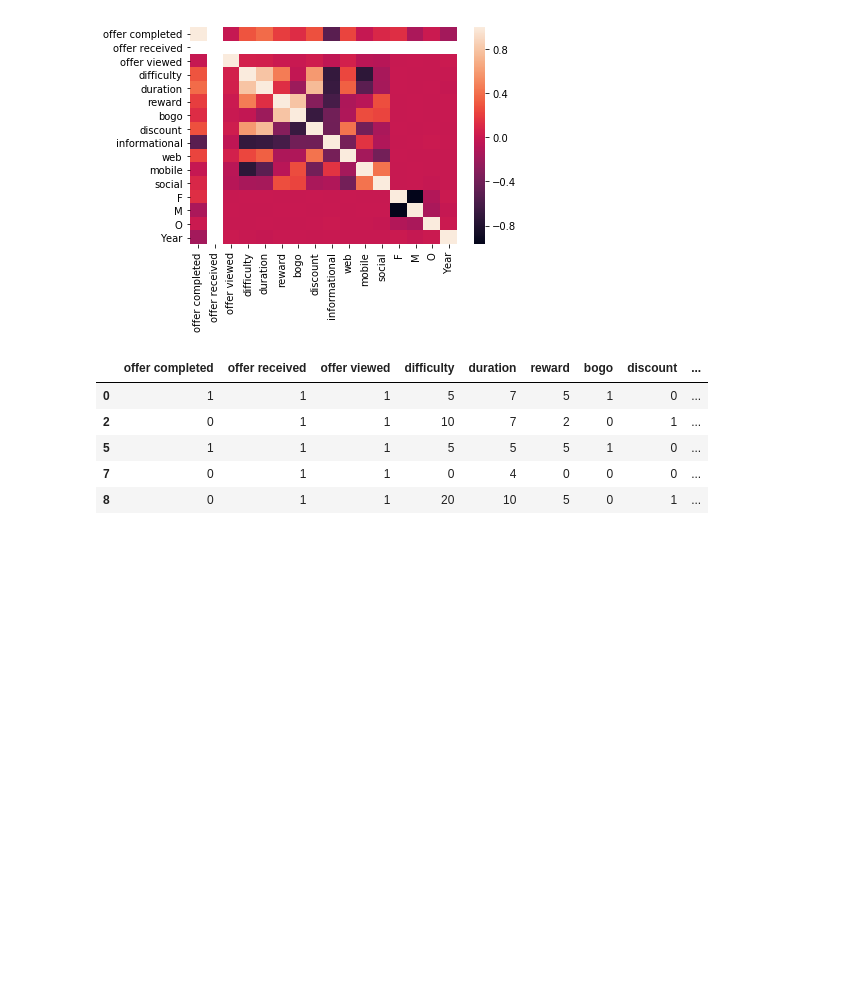
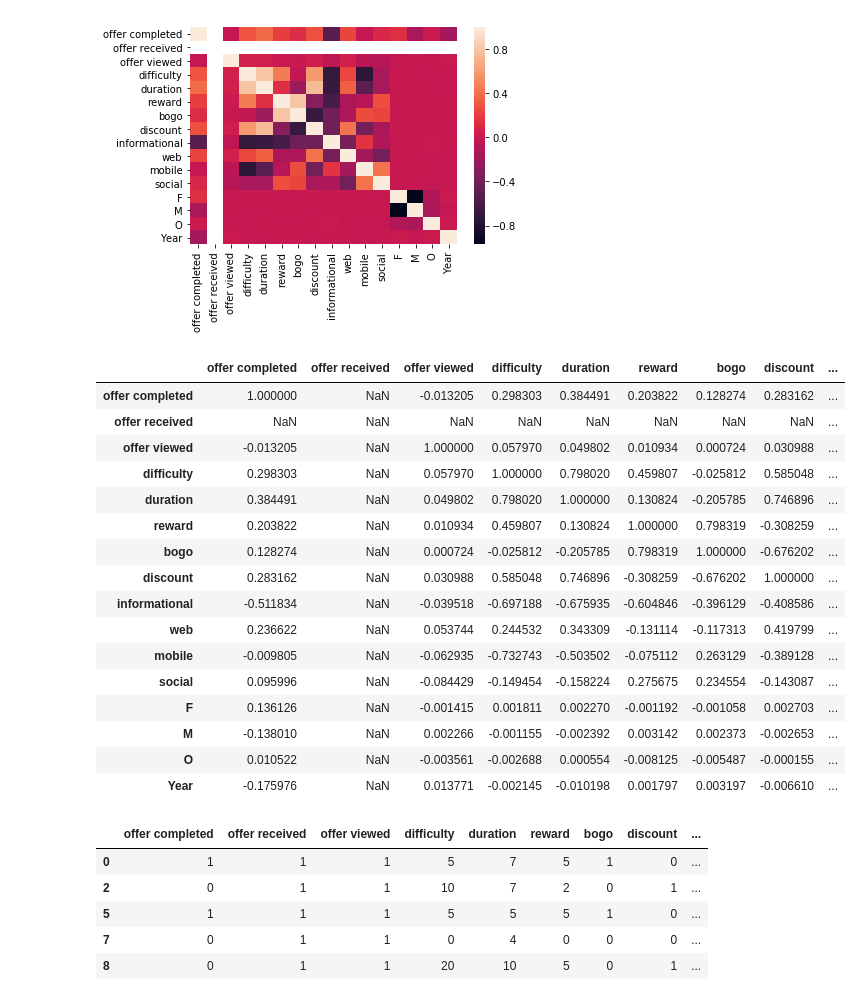
Before and after one commit to jlee0204/udacity-starbucks-captsone, a Jupyter notebook: Starbucks_Capstone_notebook.ipynb, the cells around one changed output. Cells and saved outputs as stored; diff of their text form; code cells hidden in the pictures; blank space fills up the shorter version.

Commit message:
update and finish modeling pt 2

```diff
--- a/Starbucks_Capstone_notebook.ipynb
+++ b/Starbucks_Capstone_notebook.ipynb
@@ -642,6 +642,26 @@ sns.heatmap(final_model.corr())
 # %% [output]
 <matplotlib.axes._subplots.AxesSubplot at 0x...>
 [figure]
+# %%
+final_model.corr()
+# %% [output]
+|  | offer completed | offer received | offer viewed | difficulty | duration | reward | bogo | discount | ... |
+| offer completed | 1.000000 | NaN | -0.013205 | 0.298303 | 0.384491 | 0.203822 | 0.128274 | 0.283162 | ... |
+| offer received | NaN | NaN | NaN | NaN | NaN | NaN | NaN | NaN | ... |
+| offer viewed | -0.013205 | NaN | 1.000000 | 0.057970 | 0.049802 | 0.010934 | 0.000724 | 0.030988 | ... |
+| difficulty | 0.298303 | NaN | 0.057970 | 1.000000 | 0.798020 | 0.459807 | -0.025812 | 0.585048 | ... |
+| duration | 0.384491 | NaN | 0.049802 | 0.798020 | 1.000000 | 0.130824 | -0.205785 | 0.746896 | ... |
+| reward | 0.203822 | NaN | 0.010934 | 0.459807 | 0.130824 | 1.000000 | 0.798319 | -0.308259 | ... |
+| bogo | 0.128274 | NaN | 0.000724 | -0.025812 | -0.205785 | 0.798319 | 1.000000 | -0.676202 | ... |
+| discount | 0.283162 | NaN | 0.030988 | 0.585048 | 0.746896 | -0.308259 | -0.676202 | 1.000000 | ... |
+| informational | -0.511834 | NaN | -0.039518 | -0.697188 | -0.675935 | -0.604846 | -0.396129 | -0.408586 | ... |
+| web | 0.236622 | NaN | 0.053744 | 0.244532 | 0.343309 | -0.131114 | -0.117313 | 0.419799 | ... |
+| mobile | -0.009805 | NaN | -0.062935 | -0.732743 | -0.503502 | -0.075112 | 0.263129 | -0.389128 | ... |
+| social | 0.095996 | NaN | -0.084429 | -0.149454 | -0.158224 | 0.275675 | 0.234554 | -0.143087 | ... |
+| F | 0.136126 | NaN | -0.001415 | 0.001811 | 0.002270 | -0.001192 | -0.001058 | 0.002703 | ... |
+| M | -0.138010 | NaN | 0.002266 | -0.001155 | -0.002392 | 0.003142 | 0.002373 | -0.002653 | ... |
+| O | 0.010522 | NaN | -0.003561 | -0.002688 | 0.000554 | -0.008125 | -0.005487 | -0.000155 | ... |
+| Year | -0.175976 | NaN | 0.013771 | -0.002145 | -0.010198 | 0.001797 | 0.003197 | -0.006610 | ... |
 # %%
 final_model = final_model.drop(['person','transaction','offer_id','amount', 'age','income','became_member_on','reward_received','Viewed_Duration','id','duration_to_complete'], axis = 1)
 # %%
```
Also changed, not shown: parts of 4 cells of this notebook, 1 other file.
